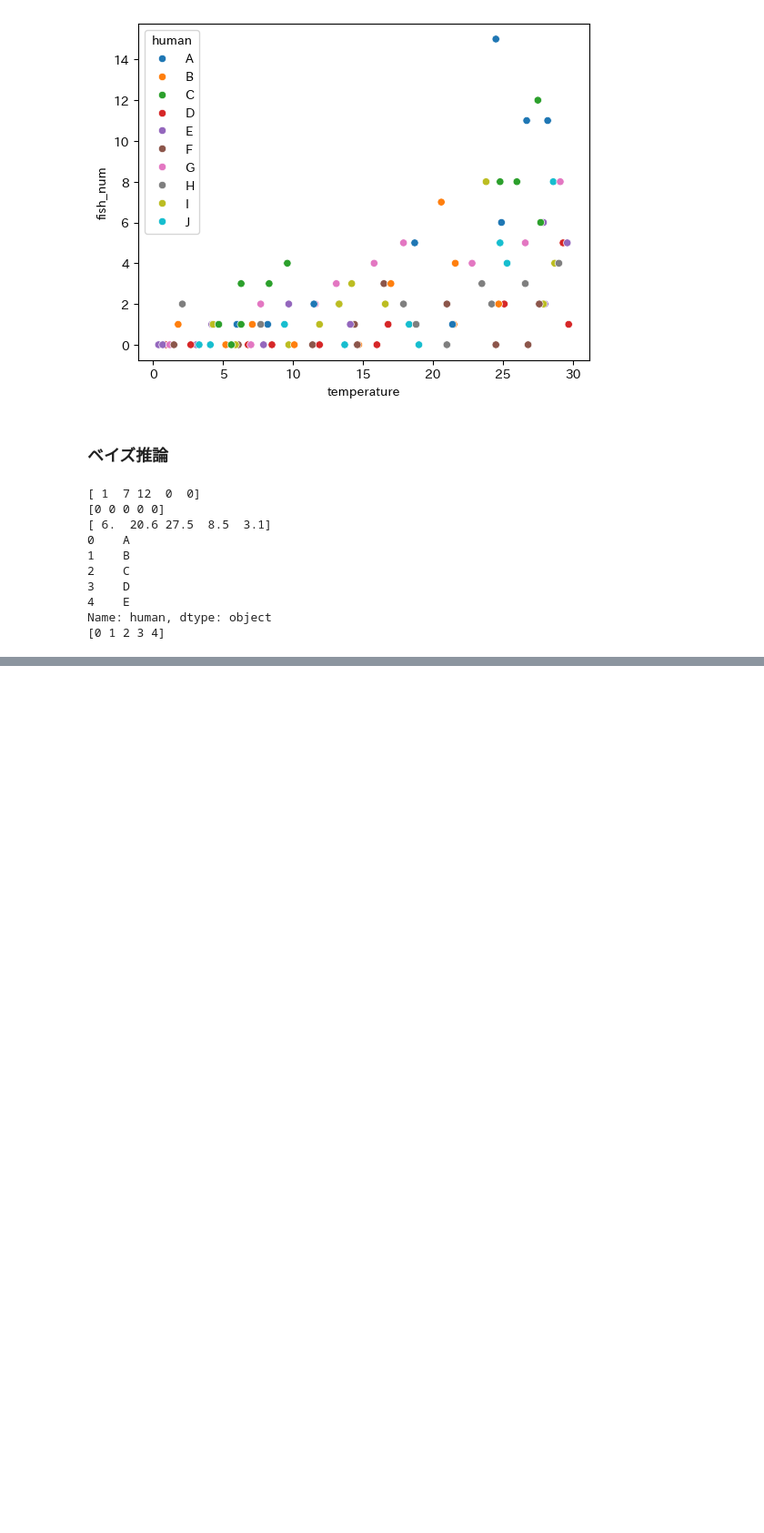
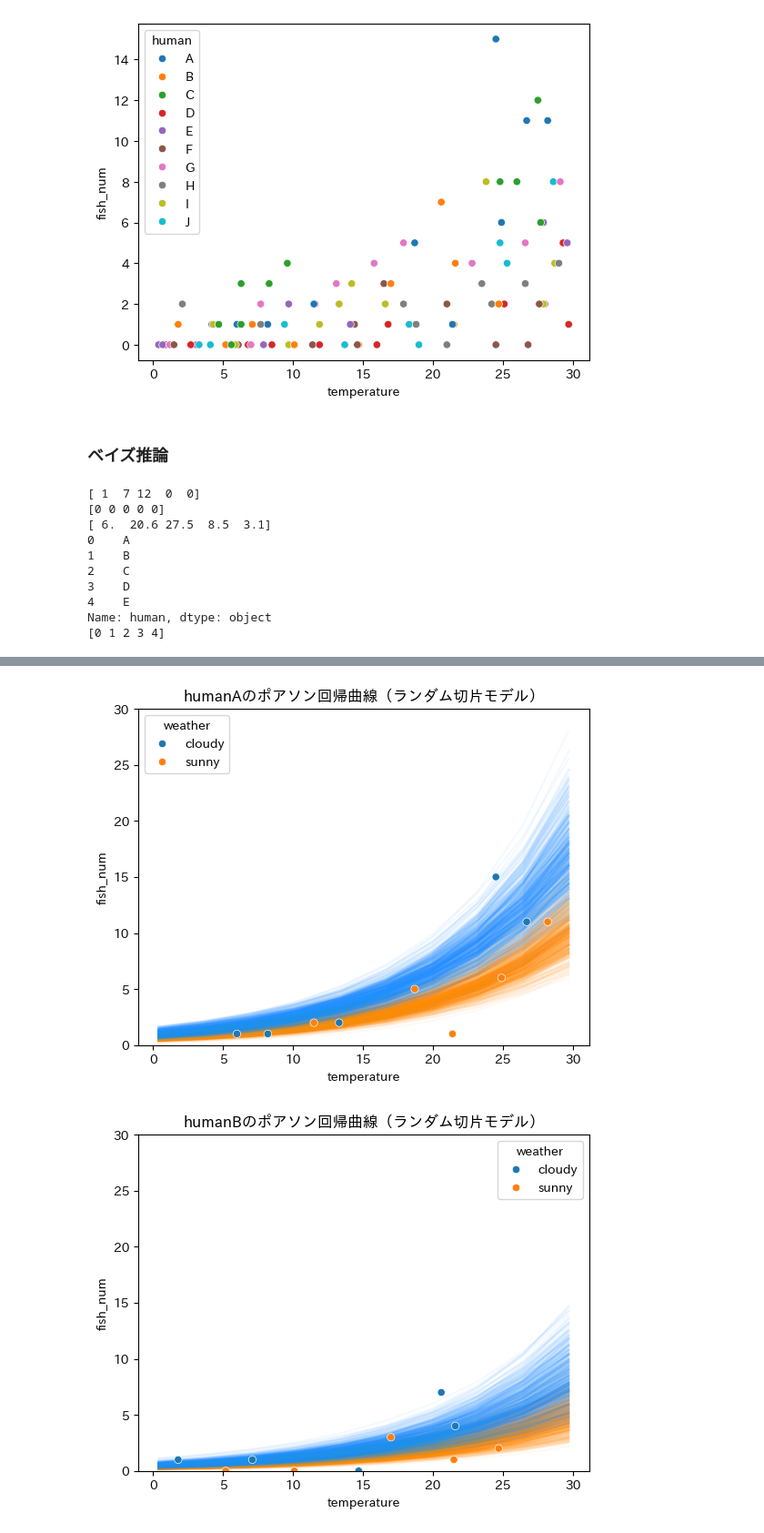
Before and after one commit to wakamatsuikuma/Learning, a Jupyter notebook: (python)RとStanではじめるベイズ統計モデリングによるデータ分析入門/notebook/Part3_11_glmm_randomInterceptEffect.ipynb, the cells around one changed output, grey strips where cells are left out. Shown at 91% size. Saved outputs shown, nothing was run; the diff lists cells and outputs as text; code cells hidden in the pictures; blank space fills up the shorter version.

```diff
--- a/(python)RとStanではじめるベイズ統計モデリングによるデータ分析入門/notebook/Part3_11_glmm_randomInterceptEffect.ipynb
+++ b/(python)RとStanではじめるベイズ統計モデリングによるデータ分析入門/notebook/Part3_11_glmm_randomInterceptEffect.ipynb
@@ -211,5 +187,0 @@ print(idata1.posterior["exp_lambda_"].shape)
-# %%
-for i in range(0, 10):
-    print(idata1.posterior["r_intcpt"][:,:,i].values.mean())
-
-print(idata1.posterior["r_intcpt"][:,:,0].values.shape)
@@ -237,0 +206,45 @@ print(idata1.posterior["r_intcpt"][:,:,0].values.shape)
+# %%
+# 描画したい範囲の温度データの配列作成
+t_min = df1["temperature"].min()
+t_max = df1["temperature"].max()
+plot_num = 10
+t_data =  np.linspace(t_min, t_max, plot_num)
+
+# 各パラメータの抽出(今回は500個の回帰曲線)
+bw_array = idata1.posterior["b_w"].values[0, :500].reshape(500, 1)
+bt_array = idata1.posterior["b_t"].values[0, :500].reshape(500, 1)
+b0_array = idata1.posterior["b0"].values[0, :500].reshape(500, 1)
+# %%
+for i, name in enumerate(parray1["human"].unique().tolist()):
+  # 各人のランダム効果（切片）
+  r_intcpt_array = idata1.posterior["r_intcpt"][:, :, i].values[0, :500].reshape(500, 1)
+
+  # 釣獲尾数の強度の計算
+  lambda_sunny = bw_array + bt_array @ t_data.reshape(1, 10) + b0_array + r_intcpt_array
+  lambda_cloudy = bt_array @ t_data.reshape(1, 10) + b0_array + r_intcpt_array
+
+  # 釣獲尾数の期待値を計算
+  e_sunny = np.exp(lambda_sunny)
+  e_cloudy = np.exp(lambda_cloudy)
+
+  # 描画
+  fig, ax = plt.subplots()
+
+  # 晴れの時のポアソン回帰曲線
+  for y_pred in e_sunny:
+      sns.lineplot(x=t_data, y=y_pred, color="darkorange", alpha=0.05, zorder=1)
+
+  # 曇りの時のポアソン回帰曲線
+  for y_pred in e_cloudy:
+      sns.lineplot(x=t_data, y=y_pred, color="dodgerblue", alpha=0.05, zorder=1)
+
+  # 観測データの散布図
+  ax = sns.scatterplot(x = parray1[parray1["human"] == name]["temperature"],
+                      y = parray1[parray1["human"] == name]["fish_num"],
+                      hue = parray1[parray1["human"] ==name]["weather"],
+                       zorder=2)
+  ax.set(ylim=(0, 30))
+  ax.set_title(f"human{name}のポアソン回帰曲線（ランダム切片モデル）")
+# %% [output]
+[figure, added]
+[figure, added]
```
Also changed, not shown: parts of 15 cells of this notebook, 1 other file.
